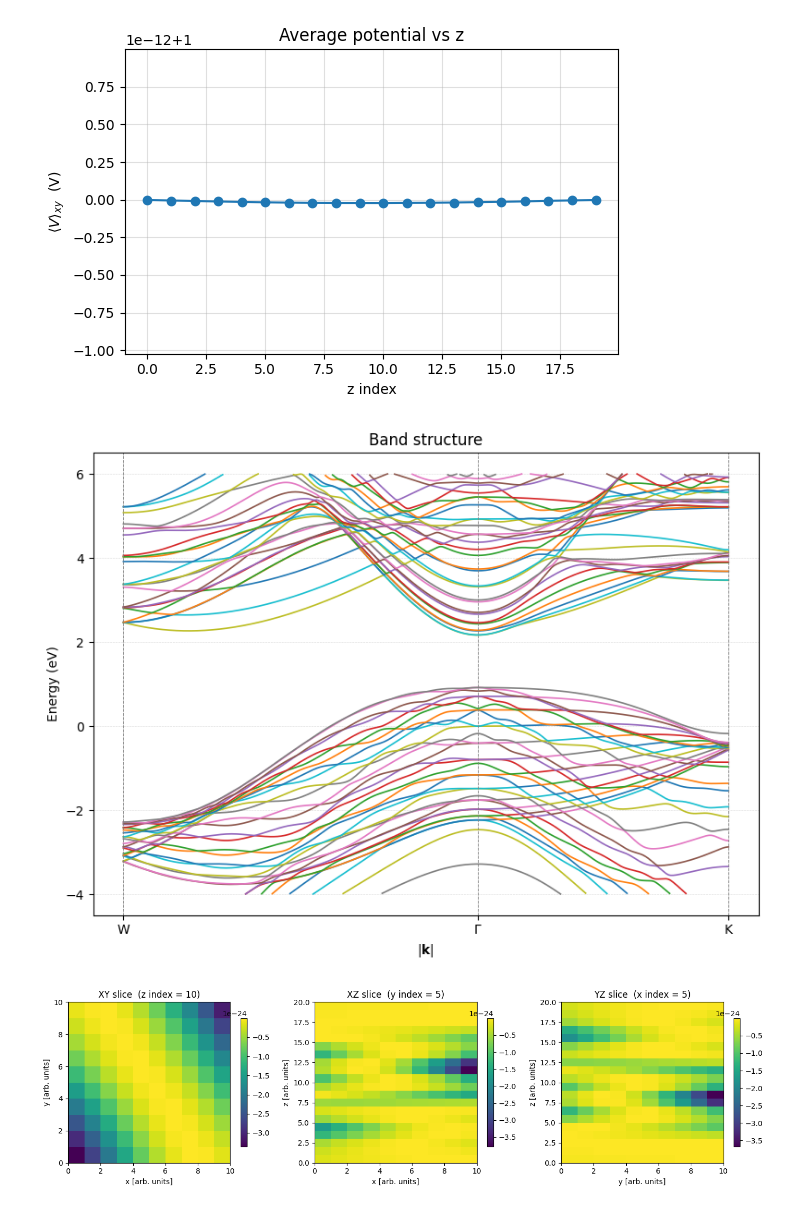
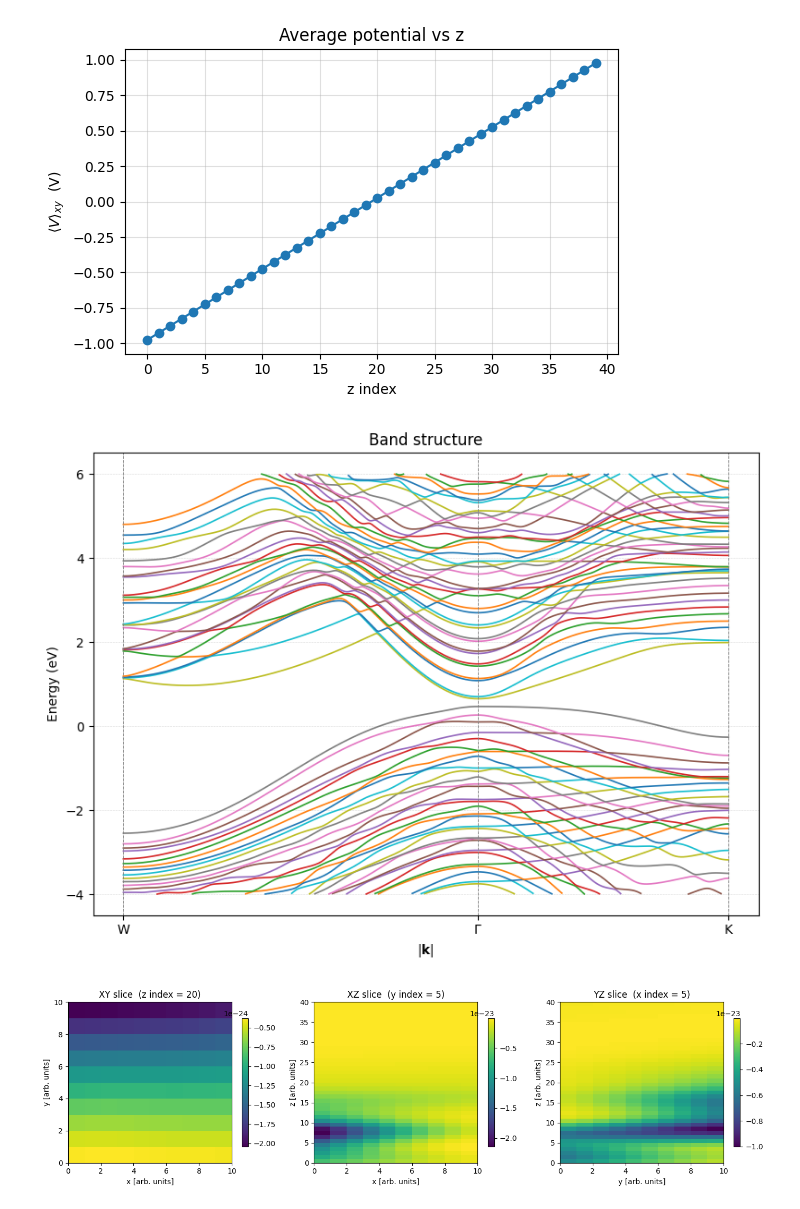
Before and after one commit to nandandiwan/transistorNEGF, a Jupyter notebook: src/tight_binding/selfConsistent.ipynb, the cells around one changed output. Saved outputs shown, nothing was run; the diff lists cells and outputs as text; code cells hidden in the pictures.

```diff
--- a/src/tight_binding/selfConsistent.ipynb
+++ b/src/tight_binding/selfConsistent.ipynb
@@ -77,20 +77,29 @@ def line_wavefunction(unitCell, eigv,
 
 
 def _grid_to_cell_coords(Nx, Ny, Nz, N):
+    # prepare for vectorization
     gx, gy, gz = np.meshgrid(np.arange(Nx),
                              np.arange(Ny),
                              np.arange(Nz),
                              indexing="ij")
+    # goal is to get it from vector grid map (0,Nx; 0,Ny; 0,Nz) to the unit cell
+
+    #scaling
     fx = gx / (Nx - 1)
     fy = gy / (Ny - 1)
     xs = (np.sqrt(2) / 4.0) * fx
     ys = (np.sqrt(2) / 4.0) * fy
+
+    #shifting
     xr = xs - np.sqrt(2) / 8.0
     yr = ys - np.sqrt(2) / 8.0
+
+    #rotating to proper orientation
     cos_t =  np.cos(3*np.pi/4)
     sin_t =  np.sin(3*np.pi/4)
     x_shift =  cos_t * xr - sin_t * yr
     y_shift =  sin_t * xr + cos_t * yr
+    #final shift
     x_cell = x_shift + 0.25
     y_cell = y_shift + 0.50
     z_cell = gz * N / (Nz - 1)
@@ -98,18 +107,22 @@ def _grid_to_cell_coords(Nx, Ny, Nz, N):
 def fillInGrid_vectorised(unitCell, eigv):
     """Return complex wave‑function values on the whole unit‑cell grid."""
     Nx, Ny, Nz = unitCell.Nx, unitCell.Ny, unitCell.Nz
+
+    #need reverse transformation for vectorization
     x, y, z = _grid_to_cell_coords(Nx, Ny, Nz, unitCell.N)
 
     psi = np.zeros_like(x, dtype=np.complex128)
 
 
-
+    # correct nlm per oribtal
     orbital_qnums = {
         's'     :(3,0, 0),  'px'   :(3,1,+1), 'py'   :(3,1,-1), 'pz'   :(3,1, 0),
         'dxy'   :(3,2,+2),  'dyz'  :(3,2,-1), 'dzx'  :(3,2,+1),
         'dx2y2' :(3,2,-2),  'dz2'  :(3,2, 0), 's*'   :(4,0, 0)
     }
     orbitals = ['s','px','py','pz','dxy','dyz','dzx','dx2y2','dz2','s*']
+
+    # each atom is considered at each point distance is relative to each atom
 
     for atom_index, atom in enumerate(unitCell.ATOM_POSITIONS):
         Ra = np.asarray([atom.x, atom.y, atom.z])
@@ -133,6 +146,7 @@ def wavefunction_grid(unitCell, eigv):
 
 def charge_density_grid(unitCell, eigv):
     psi = wavefunction_grid(unitCell, eigv)
+    print(np.abs(psi)**2)
     q   = -scipy.constants.elementary_charge
     rho = q * np.abs(psi)**2
     return rho
@@ -152,7 +166,7 @@ def modifyForVoltage(rho):
 def solvePoisson(rho_data, Vg):
     rho_data = np.swapaxes(rho_data, 1, 2) # Swap axes 1 (y) and 2 (z)
     Nx, Ny, Nz = rho_data.shape
-    dx, dy, dz = 1/(Nx-1), 1/(Nz-1), 1/(Ny-1)
+    dx, dy, dz = 1/(Nx-1)*5e-10, 1/(Nz-1)*3e-9, 1/(Ny-1)*5e-10
 
     mesh = fp.meshes.periodicGrid3D.\
         PeriodicGrid3DLeftRightFrontBack(dx=dx, dy=dy, dz=dz,
@@ -166,7 +180,7 @@ def solvePoisson(rho_data, Vg):
     eq   = fp.DiffusionTerm() == -rho/eps0
 
     # Dirichlet on planes z = 0 and z = Lz  (bottom / top)
-    phi.constrain(+Vg, mesh.facesBottom)   # z‑min
+    phi.constrain(-Vg, mesh.facesBottom)   # z‑min
     phi.constrain(Vg, mesh.facesTop)      # z‑max
 
     eq.solve(var=phi, solver=fp.LinearLUSolver())
@@ -231,9 +245,13 @@ potPlotter = PotPlotter(TB)
 
 
 unitCell = TB.unitCell
-unitCell.setGrid(10,10,20)
+unitCell.setGrid(10,10,40)
 oldCBM = 100
-
+plotter.build_k_path([W, G, K], points_per_segment=200)
+plotter.plot(energy_window=(-4, 6),
+             k_labels={'W': 0,
+                       r'$\Gamma$': 200,
+                       'K': 400})
 
 for i in range(10):
     cbmEv,cbmVec, vbmEV,vbmVec = TB.getBandValues(k=np.array([0,0]))
@@ -242,8 +260,11 @@ for i in range(10):
     if np.abs(cbmEv - oldCBM) < 1e-3:
         break
     oldCBM = cbmEv
-    rho = charge_density_grid(unitCell, cbmVec)
-    rho_prime = modifyForVoltage(rho)
+    rho_cbm = charge_density_grid(unitCell, cbmVec)
+    rho_cbm_prime = modifyForVoltage(rho_cbm)
+    rho_vbm = charge_density_grid(unitCell, vbmVec)
+    rho_vbm_prime = modifyForVoltage(rho_vbm)
+    rho_prime = rho_vbm_prime + rho_cbm_prime
     phi = solvePoisson(rho_prime, 1)
 
     TB.unitCell.setVoltage(phi)
@@ -277,5 +315,5 @@ plotter.plot(energy_window=(-4, 6),
-[figure, old version]
-[figure, old version]
+[figure, new version]
+[figure, added]
 # %%
 import numpy as np
 import matplotlib.pyplot as plt
@@ -329,7 +367,7 @@ def plot_rho_slices(rho, *, dx=1.0, dy=1.0, dz=1.0):
 
 plot_rho_slices(rho)
 # %% [output]
-[figure, old version]
+[figure, new version]
 # %%
 
 
```
Also changed, not shown: parts of 1 cell of this notebook, 2 other files.
